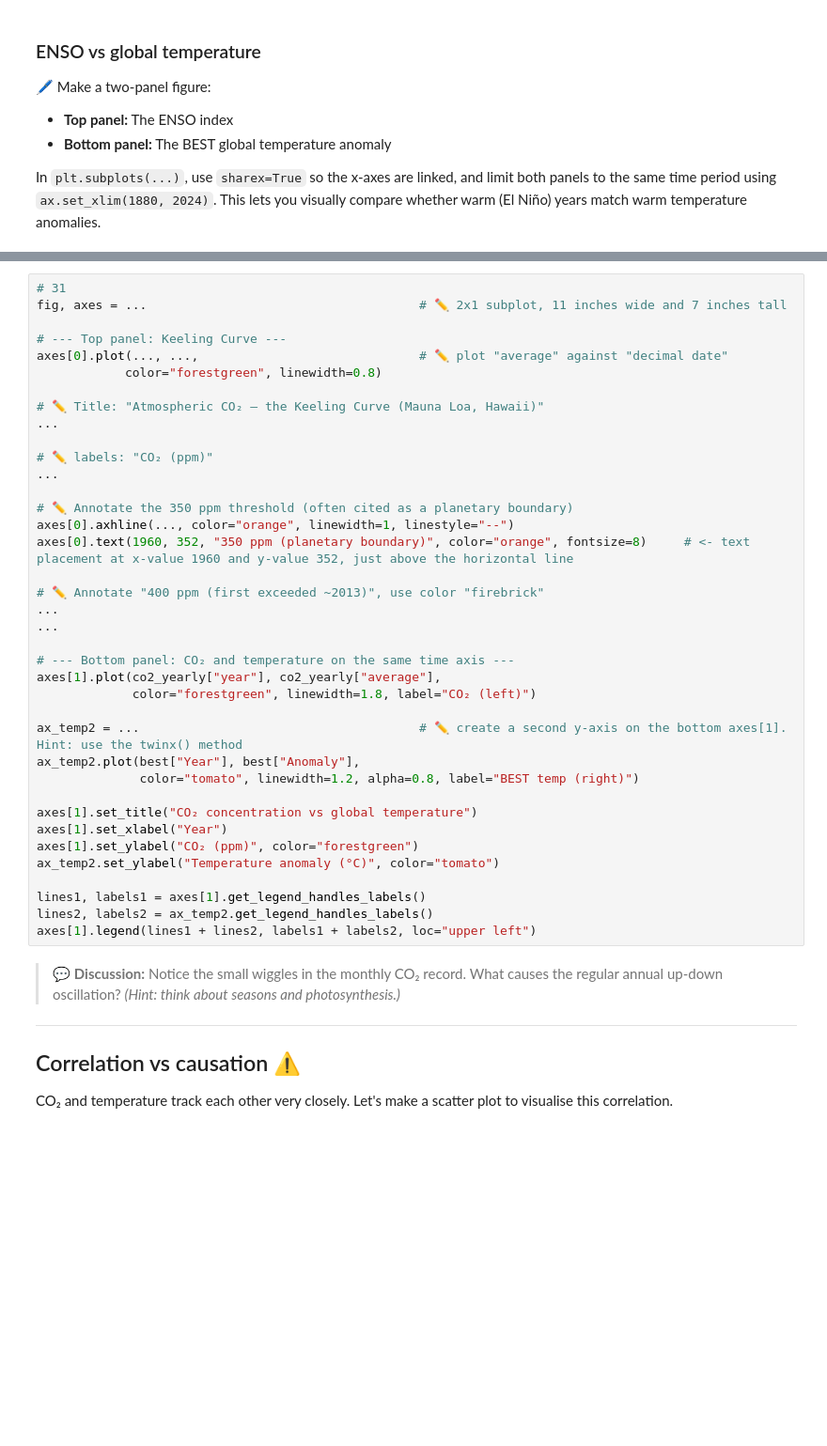
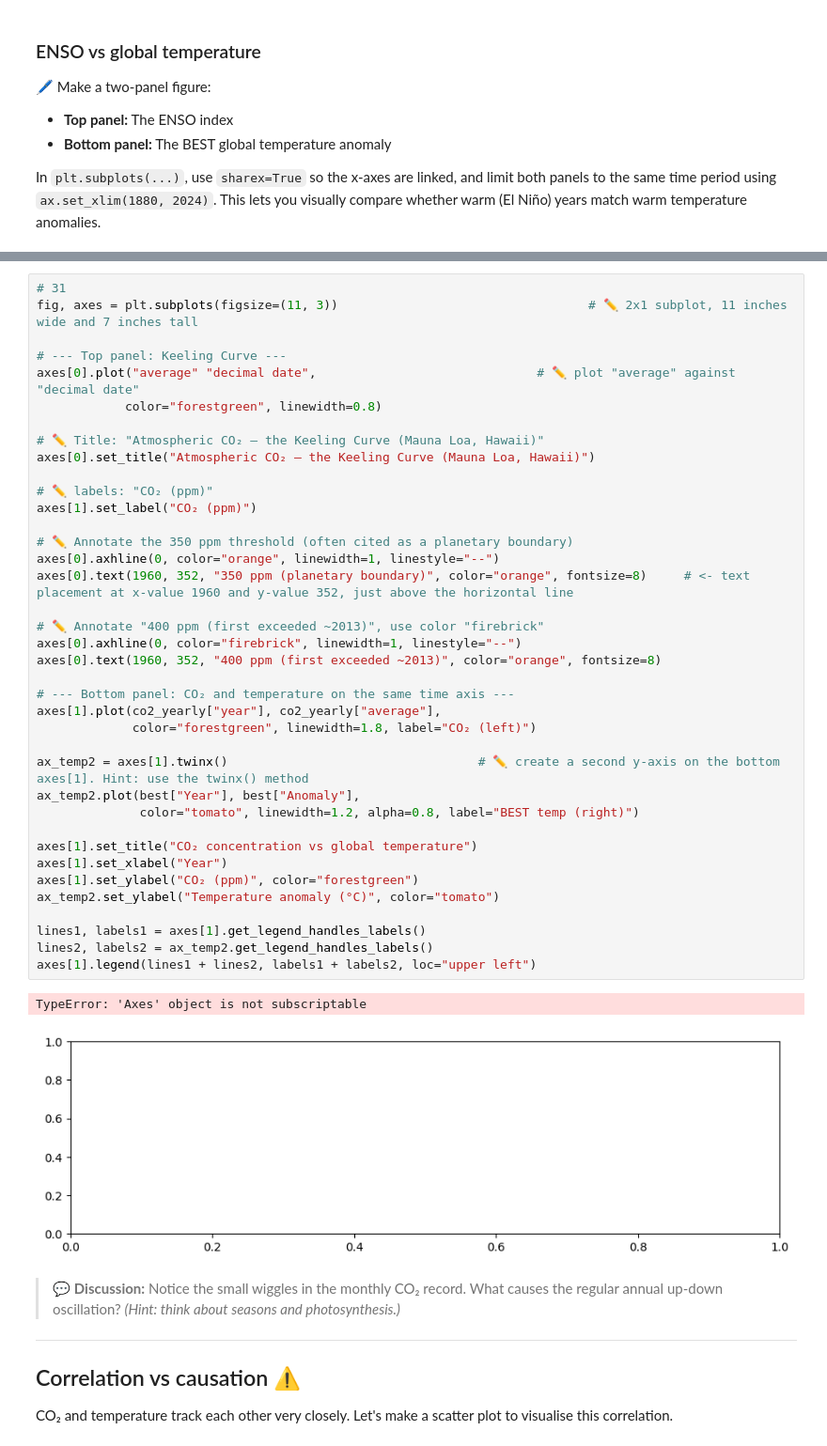
Before and after one commit to yofymags0627-boop/BSCS3BLabs-Magallanes, a Jupyter notebook: notebooks/day1.ipynb, the cells around one changed output, grey strips where cells are left out. Shown at 94% size. Cells and saved outputs as stored; diff of their text form; blank space fills up the shorter version.

```diff
--- a/notebooks/day1.ipynb
+++ b/notebooks/day1.ipynb
@@ -772,41 +772,44 @@ co2_yearly = ...        # ✏️ co2_yearly.csv
 # %%
 # 31
-fig, axes = ...                                     # ✏️ 2x1 subplot, 11 inches wide and 7 inches tall
+fig, axes = plt.subplots(figsize=(11, 3))                                  # ✏️ 2x1 subplot, 11 inches wide and 7 inches tall
 
 # --- Top panel: Keeling Curve ---
-axes[0].plot(..., ...,                              # ✏️ plot "average" against "decimal date"
+axes[0].plot("average" "decimal date",                              # ✏️ plot "average" against "decimal date"
             color="forestgreen", linewidth=0.8)
 
 # ✏️ Title: "Atmospheric CO₂ — the Keeling Curve (Mauna Loa, Hawaii)"
-...
+axes[0].set_title("Atmospheric CO₂ — the Keeling Curve (Mauna Loa, Hawaii)")
 
 # ✏️ labels: "CO₂ (ppm)"
-...
+axes[1].set_label("CO₂ (ppm)")
 
 # ✏️ Annotate the 350 ppm threshold (often cited as a planetary boundary)
-axes[0].axhline(..., color="orange", linewidth=1, linestyle="--")
+axes[0].axhline(0, color="orange", linewidth=1, linestyle="--")
 axes[0].text(1960, 352, "350 ppm (planetary boundary)", color="orange", fontsize=8)     # <- text placement at x-value 1960 and y-value 352, just above the horizontal line
 
 # ✏️ Annotate "400 ppm (first exceeded ~2013)", use color "firebrick"
-...
-...
+axes[0].axhline(0, color="firebrick", linewidth=1, linestyle="--")
+axes[0].text(1960, 352, "400 ppm (first exceeded ~2013)", color="orange", fontsize=8)
 
 # --- Bottom panel: CO₂ and temperature on the same time axis ---
 axes[1].plot(co2_yearly["year"], co2_yearly["average"],
              color="forestgreen", linewidth=1.8, label="CO₂ (left)")
 
-ax_temp2 = ...                                      # ✏️ create a second y-axis on the bottom axes[1]. Hint: use the twinx() method
+ax_temp2 = axes[1].twinx()                                  # ✏️ create a second y-axis on the bottom axes[1]. Hint: use the twinx() method
 ax_temp2.plot(best["Year"], best["Anomaly"],
               color="tomato", linewidth=1.2, alpha=0.8, label="BEST temp (right)")
 
 axes[1].set_title("CO₂ concentration vs global temperature")
 axes[1].set_xlabel("Year")
 axes[1].set_ylabel("CO₂ (ppm)", color="forestgreen")
 ax_temp2.set_ylabel("Temperature anomaly (°C)", color="tomato")
 
 lines1, labels1 = axes[1].get_legend_handles_labels()
 lines2, labels2 = ax_temp2.get_legend_handles_labels()
 axes[1].legend(lines1 + lines2, labels1 + labels2, loc="upper left")
+# %% [output]
+TypeError: 'Axes' object is not subscriptable
+[figure, added]
 # %% [markdown]
 > 💬 **Discussion:** Notice the small wiggles in the monthly CO₂ record. What causes the regular annual up-down oscillation? *(Hint: think about seasons and photosynthesis.)*
 
```
Also changed, not shown: parts of 3 cells of this notebook.
